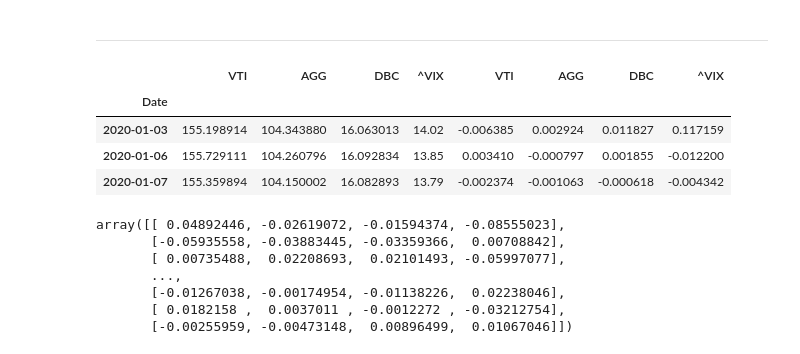
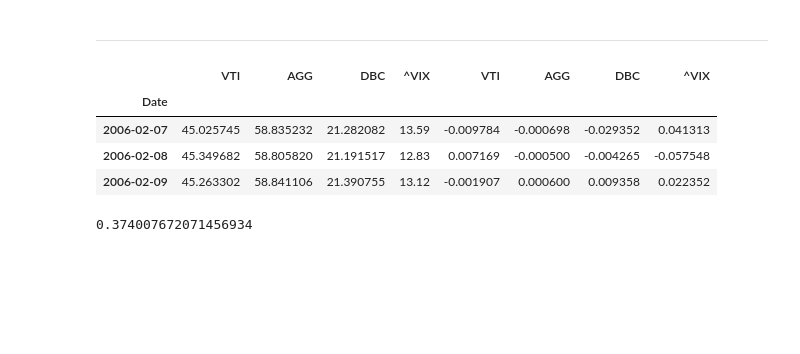
Before and after one commit to aungsias/Forays, a Jupyter notebook: 2. Portfolio Optimization/2. Deep Learning for Portoflio Optimization.ipynb, the cells around one changed output. Cells and saved outputs as stored; diff of their text form; code cells hidden in the pictures; blank space fills up the shorter version.

```diff
--- a/2. Portfolio Optimization/2. Deep Learning for Portoflio Optimization.ipynb
+++ b/2. Portfolio Optimization/2. Deep Learning for Portoflio Optimization.ipynb
@@ -34,19 +34,19 @@ def objective(outputs, targets):
     custom_objective_value = mean_portfolio_return / denominator
     return custom_objective_value
 # %%
-start = '2020-01-01'
-end = '2023-08-05'
+start = '2006-02-06'
+end = '2020-04-05'
 
 indices = ['VTI', 'AGG', 'DBC', '^VIX']
 prices = o.Ticker(indices).bulk_prices(start, end)
 returns = np.log(prices).diff()[1:]
 
 features = pd.concat([prices.loc[returns.index], returns], axis=1)
 features.head(3)
 # %% [output]
 |  | VTI | AGG | DBC | ^VIX | VTI | AGG | DBC | ^VIX |
 | Date |  |  |  |  |  |  |  |  |
-| 2020-01-03 | 155.198914 | 104.343880 | 16.063013 | 14.02 | -0.006385 | 0.002924 | 0.011827 | 0.117159 |
-| 2020-01-06 | 155.729111 | 104.260796 | 16.092834 | 13.85 | 0.003410 | -0.000797 | 0.001855 | -0.012200 |
-| 2020-01-07 | 155.359894 | 104.150002 | 16.082893 | 13.79 | -0.002374 | -0.001063 | -0.000618 | -0.004342 |
+| 2006-02-07 | 45.025745 | 58.835232 | 21.282082 | 13.59 | -0.009784 | -0.000698 | -0.029352 | 0.041313 |
+| 2006-02-08 | 45.349682 | 58.805820 | 21.191517 | 12.83 | 0.007169 | -0.000500 | -0.004265 | -0.057548 |
+| 2006-02-09 | 45.263302 | 58.841106 | 21.390755 | 13.12 | -0.001907 | 0.000600 | 0.009358 | 0.022352 |
 # %%
@@ -74,22 +74,21 @@ hidden_dim = 50
 output_dim = lstm_target.shape[-1] # number of indices
 # %%
 model = PortfolioOptimizationNetwork(input_dim, hidden_dim, output_dim)
+optimizer = torch.optim.Adam(model.parameters(), maximize=True)
 
-train_size = int(0.8 * len(lstm_input))
+train_size = int(0.9 * len(lstm_input))
 
-train_input = lstm_input[:train_size]
-train_target = lstm_target[:train_size]
+train_input = lstm_input[:252*2]
+train_target = lstm_target[:252*2]
 
-test_input = lstm_input[train_size:]
-test_target = lstm_target[train_size:]
+test_input = lstm_input[252*2:252*4]
+test_target = lstm_target[252*2:252*4]
 
 train_input_torch = torch.tensor(train_input, dtype=torch.float32)
 train_target_torch = torch.tensor(train_target, dtype=torch.float32)
 
 test_input_torch = torch.tensor(test_input, dtype=torch.float32)
 test_target_torch = torch.tensor(test_target, dtype=torch.float32)
-
-optimizer = torch.optim.Adam(model.parameters(), maximize=True)
 epochs = 100
 
 for epoch in tqdm(range(epochs)):
@@ -100,13 +99,5 @@ for epoch in tqdm(range(epochs)):
     gain.backward()
     optimizer.step()
     print(f'{gain.item()}', end='\r')
+# %% [output]
+0.374007672071456934
-# %%
-lstm_target
-# %% [output]
-array([[ 0.04892446, -0.02619072, -0.01594374, -0.08555023],
-       [-0.05935558, -0.03883445, -0.03359366,  0.00708842],
-       [ 0.00735488,  0.02208693,  0.02101493, -0.05997077],
-       ...,
-       [-0.01267038, -0.00174954, -0.01138226,  0.02238046],
-       [ 0.0182158 ,  0.0037011 , -0.0012272 , -0.03212754],
-       [-0.00255959, -0.00473148,  0.00896499,  0.01067046]])
```
Also changed, not shown: parts of 14 cells of this notebook.
